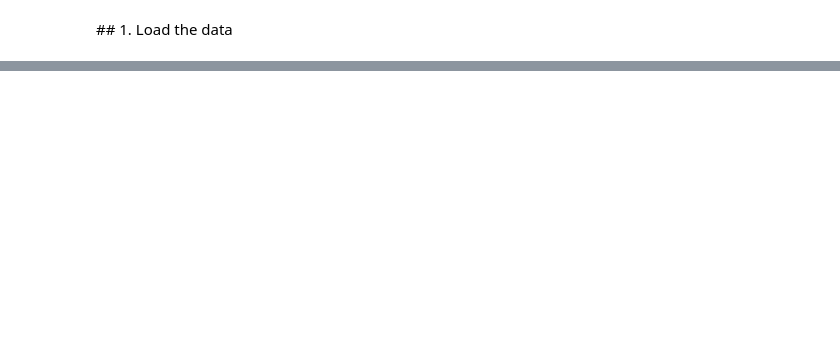
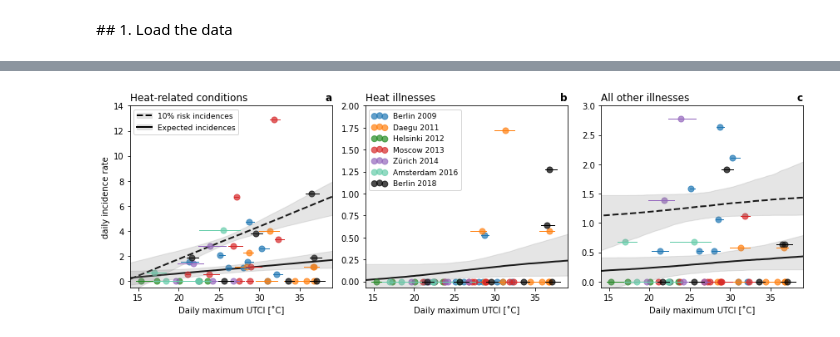
Before and after one commit to milankl/AthleticsChampionshipsHeat, a Jupyter notebook: scripts/AthleticChampionshipHeatIllnesses.ipynb, the cells around one changed output, grey strips where cells are left out. Cells and saved outputs as stored; diff of their text form; code cells hidden in the pictures; blank space fills up the shorter version.

```diff
--- a/scripts/AthleticChampionshipHeatIllnesses.ipynb
+++ b/scripts/AthleticChampionshipHeatIllnesses.ipynb
@@ -18,10 +18,11 @@ IPython.OutputArea.prototype._should_scroll = function(lines) {
 import numpy as np
 import pandas as pd
 import matplotlib.pyplot as plt
+from scipy import optimize
 
 path = "/Users/milan/git/AthleticsChampionshipsHeat/data/"
 
-DF = pd.read_excel(path+"IllnessesHeat.xlsx")
+DF = pd.read_excel(path+"IllnessesHeat_10Sep.xlsx")
 
 def ABC2index(S):
     i=0
@@ -172,0 +182,14 @@ for i_ill,ill in enumerate([n_heatillness,n_heatillnsev,n_dehydration,n_others,
+# %%
+# heat illness risk model, lin/quad with constraint that vertex has to be on x-axis.
+def risk_lin(x,a,T0):
+    return a*(x-T0)
+
+def risk_quad(x,a,T0):
+    return a*(x-T0)**2
+
+# residual functions for least squares estimation
+def residual_lin(p,x,y):
+    return y-risk_lin(x,*p)
+
+def residual_quad(p,x,y):
+    return y-risk_quad(x,*p)
@@ -172,0 +263,67 @@ for i_ill,ill in enumerate([n_heatillness,n_heatillnsev,n_dehydration,n_others,
+# %%
+# PLOTTING WHAT's INTERESTING
+colours = ["C0","C1","forestgreen","C3","C4","mediumaquamarine","k"]
+
+fig,axs = plt.subplots(1,3,sharex=True,figsize=(12,4))
+alfa=0.7
+lws=1.0
+
+# scatterpoints for expected
+for i in range(nevents):
+    j0,j1 = nidxs[i],nidxs[i+1]
+    axs[0].scatter(UTCImax[j0:j1,0],di_heatillness[j0:j1],50,color=colours[i],alpha=alfa,label=events_long[i])
+    axs[1].scatter(UTCImax[j0:j1,0],di_heatillnsev[j0:j1],50,color=colours[i],alpha=alfa,label=events_long[i])
+    axs[2].scatter(UTCImax[j0:j1,0],di_others[j0:j1],50,color=colours[i],alpha=alfa,label=events_long[i])
+
+# lines for uncertainty
+for i in range(nevents):
+    j0,j1 = nidxs[i],nidxs[i+1]
+    axs[0].plot(UTCImax[j0:j1,1:].T,np.array([di_heatillness[j0:j1]]*2),colours[i],lw=lws)
+    axs[1].plot(UTCImax[j0:j1,1:].T,np.array([di_heatillnsev[j0:j1]]*2),colours[i],lw=lws)
+    axs[2].plot(UTCImax[j0:j1,1:].T,np.array([di_others[j0:j1]]*2),colours[i],lw=lws)
+
+
+# curve fitting
+fb0 = axs[0].fill_between(xall,np.percentile(fits0[:,:,0],5,axis=1),np.percentile(fits0[:,:,0],95,axis=1),color="grey",alpha=0.2)
+fb0r2 = axs[0].fill_between(xall,np.percentile(fits0[:,:,1],5,axis=1),np.percentile(fits0[:,:,1],95,axis=1),color="grey",alpha=0.2)
+# fb1 = axs[1].fill_between(xall,np.percentile(fits1[:,:,0],5,axis=1),np.percentile(fits1[:,:,0],95,axis=1),color="grey",alpha=0.2)
+fb1r2 = axs[1].fill_between(xall,np.percentile(fits1[:,:,1],5,axis=1),np.percentile(fits1[:,:,1],95,axis=1),color="grey",alpha=0.2)
+fb2 = axs[2].fill_between(xall,np.percentile(fits2[:,:,0],5,axis=1),np.percentile(fits2[:,:,0],95,axis=1),color="grey",alpha=0.2)
+fb2r2 = axs[2].fill_between(xall,np.percentile(fits2[:,:,1],5,axis=1),np.percentile(fits2[:,:,1],95,axis=1),color="grey",alpha=0.2)
+
+h0, = axs[0].plot(xall,np.median(fits0[:,:,0],axis=1),"k--",lw=2,zorder=-5)
+h0r2, = axs[0].plot(xall,np.median(fits0[:,:,1],axis=1),"k",lw=2,zorder=-5)
+# h1, = axs[1].plot(xall,np.median(fits1[:,:,0],axis=1),"k--",lw=2,zorder=-5)
+h1r2, = axs[1].plot(xall,np.median(fits1[:,:,1],axis=1),"k",lw=2,zorder=-5)
+h2, = axs[2].plot(xall,np.median(fits2[:,:,0],axis=1),"k--",lw=2,zorder=-5)
+h2r2, = axs[2].plot(xall,np.median(fits2[:,:,1],axis=1),"k",lw=2,zorder=-5)
+
+# axs[1].plot(xall,fitd,"C2--")
+
+axs[0].legend([(fb0,h0),(fb0r2,h0r2)],(str(prisks[0])+"% risk incidences","Expected incidences"),loc=2,fontsize=9)
+
+axs[0].set_title("Heat-related conditions",loc="left")
+axs[1].set_title("Heat illnesses",loc="left")
+axs[2].set_title("All other illnesses",loc="left")
+
+axs[0].set_title("a",loc="right",fontweight="bold")
+axs[1].set_title("b",loc="right",fontweight="bold")
+axs[2].set_title("c",loc="right",fontweight="bold")
+
+axs[0].set_xlabel("Daily maximum UTCI [˚C]")
+axs[1].set_xlabel("Daily maximum UTCI [˚C]")
+axs[2].set_xlabel("Daily maximum UTCI [˚C]")
+
+axs[0].set_ylabel("daily incidence rate")
+
+axs[1].legend(loc=2,ncol=1,fontsize=9,scatterpoints=3)
+
+axs[0].set_xlim(14,39)
+axs[0].set_ylim(-0.5,14)
+axs[1].set_ylim(-0.07,2)
+axs[2].set_ylim(-0.1,3)
+plt.tight_layout()
+
+plt.show()
+# %% [output]
+[figure, added]
```
Also changed, not shown: parts of 7 cells of this notebook, 5 other files.
